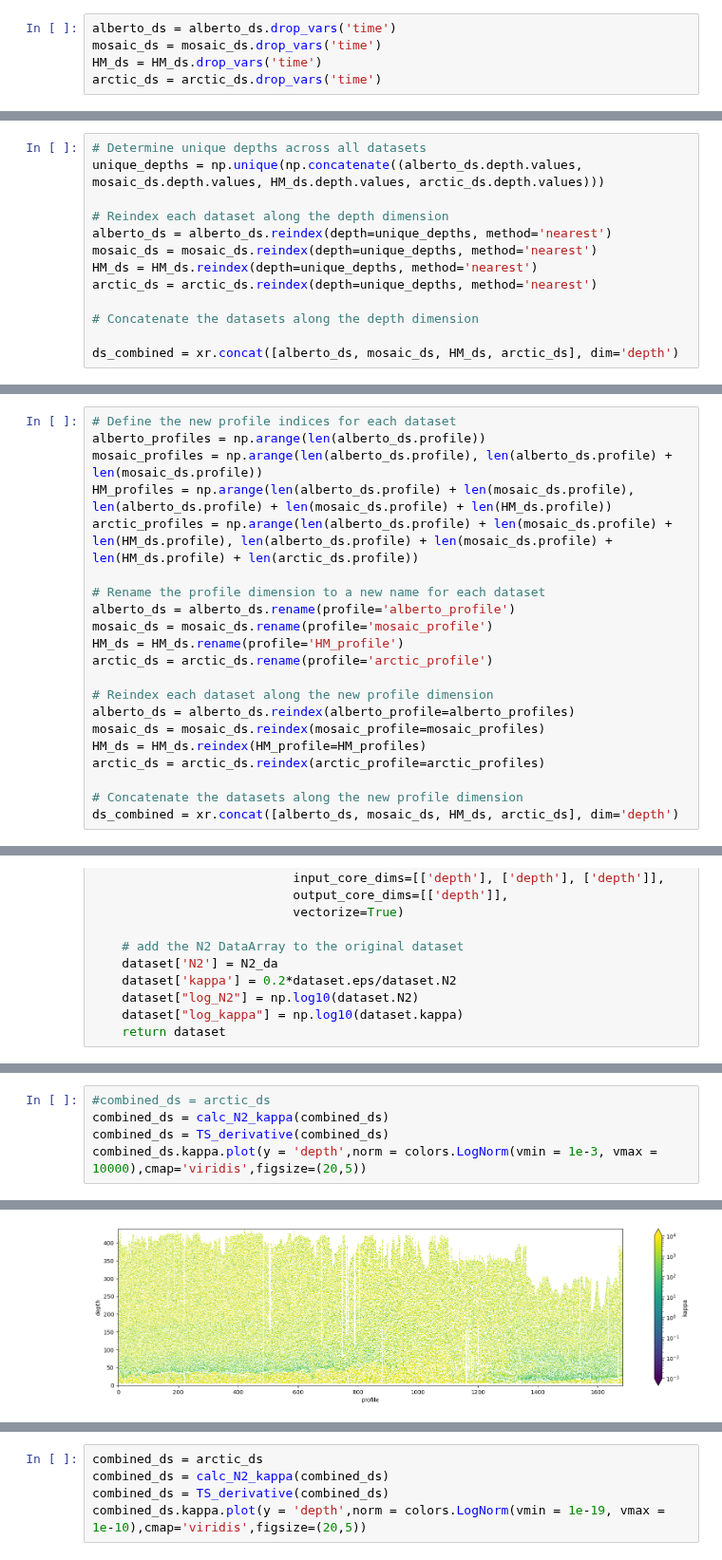
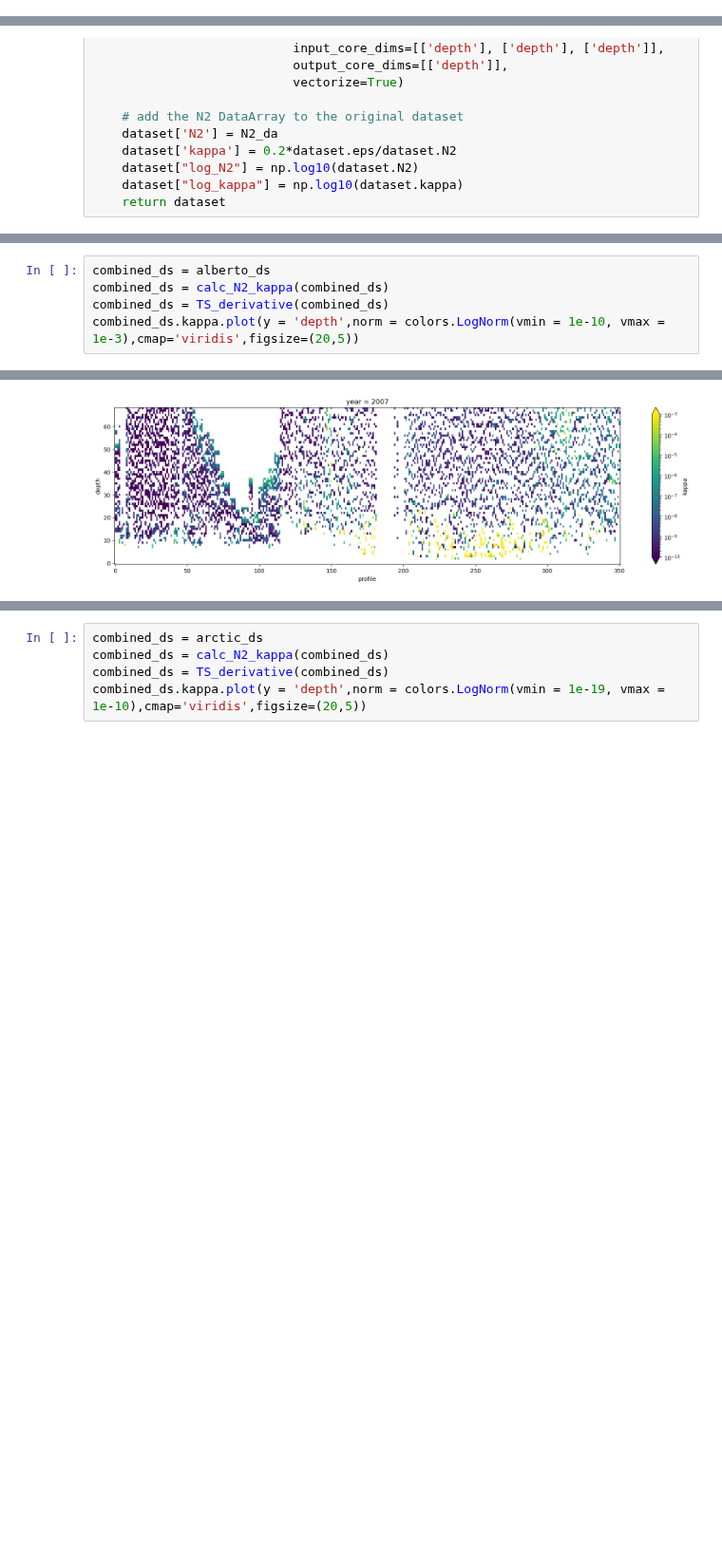
Before and after one commit to lisanneblok/ArcticTurbulence, a Jupyter notebook: data_exploration/load_ds.ipynb, the cells around one changed output, grey strips where cells are left out. Shown at 95% size. Saved outputs shown, nothing was run; the diff lists cells and outputs as text; blank space fills up the shorter version.

Commit message:
kappa and hab calculated, only for alberto_ds

```diff
--- a/data_exploration/load_ds.ipynb
+++ b/data_exploration/load_ds.ipynb
@@ -78,8 +43,3 @@ arctic_ds = arctic_ds.rename(arctic_profile='profile')
-# %%
-alberto_ds = alberto_ds.drop_vars('time')
-mosaic_ds = mosaic_ds.drop_vars('time')
-HM_ds = HM_ds.drop_vars('time')
-arctic_ds = arctic_ds.drop_vars('time')
 # %%
 # define common coordinates across all datasets
 coords = {"latitude": "lat", "longitude": "lon", "depth": "depth", "profile": "profile"}
@@ -108,13 +45,0 @@ ValueError: cannot align objects with join='override' with matching indexes alon
-# %%
-# Determine unique depths across all datasets
-unique_depths = np.unique(np.concatenate((alberto_ds.depth.values, mosaic_ds.depth.values, HM_ds.depth.values, arctic_ds.depth.values)))
-
-# Reindex each dataset along the depth dimension
-alberto_ds = alberto_ds.reindex(depth=unique_depths, method='nearest')
-mosaic_ds = mosaic_ds.reindex(depth=unique_depths, method='nearest')
-HM_ds = HM_ds.reindex(depth=unique_depths, method='nearest')
-arctic_ds = arctic_ds.reindex(depth=unique_depths, method='nearest')
-
-# Concatenate the datasets along the depth dimension
-
-ds_combined = xr.concat([alberto_ds, mosaic_ds, HM_ds, arctic_ds], dim='depth')
@@ -123,21 +45,0 @@ ValueError: cannot reindex or align along dimension 'depth' because of conflicti
-# %%
-# Define the new profile indices for each dataset
-alberto_profiles = np.arange(len(alberto_ds.profile))
-mosaic_profiles = np.arange(len(alberto_ds.profile), len(alberto_ds.profile) + len(mosaic_ds.profile))
-HM_profiles = np.arange(len(alberto_ds.profile) + len(mosaic_ds.profile), len(alberto_ds.profile) + len(mosaic_ds.profile) + len(HM_ds.profile))
-arctic_profiles = np.arange(len(alberto_ds.profile) + len(mosaic_ds.profile) + len(HM_ds.profile), len(alberto_ds.profile) + len(mosaic_ds.profile) + len(HM_ds.profile) + len(arctic_ds.profile))
-
-# Rename the profile dimension to a new name for each dataset
-alberto_ds = alberto_ds.rename(profile='alberto_profile')
-mosaic_ds = mosaic_ds.rename(profile='mosaic_profile')
-HM_ds = HM_ds.rename(profile='HM_profile')
-arctic_ds = arctic_ds.rename(profile='arctic_profile')
-
-# Reindex each dataset along the new profile dimension
-alberto_ds = alberto_ds.reindex(alberto_profile=alberto_profiles)
-mosaic_ds = mosaic_ds.reindex(mosaic_profile=mosaic_profiles)
-HM_ds = HM_ds.reindex(HM_profile=HM_profiles)
-arctic_ds = arctic_ds.reindex(arctic_profile=arctic_profiles)
-
-# Concatenate the datasets along the new profile dimension
-ds_combined = xr.concat([alberto_ds, mosaic_ds, HM_ds, arctic_ds], dim='depth')
@@ -387,6 +233,6 @@ combined_ds = mosaic_ds
 # %%
-#combined_ds = arctic_ds
+combined_ds = alberto_ds
 combined_ds = calc_N2_kappa(combined_ds)
 combined_ds = TS_derivative(combined_ds)
-combined_ds.kappa.plot(y = 'depth',norm = colors.LogNorm(vmin = 1e-3, vmax = 10000),cmap='viridis',figsize=(20,5))
+combined_ds.kappa.plot(y = 'depth',norm = colors.LogNorm(vmin = 1e-10, vmax = 1e-3),cmap='viridis',figsize=(20,5))
 # %% [output]
@@ -403,4 +240,4 @@ Dimensions without coordinates: depth, profile
-[figure, old version]
+[figure, new version]
 # %%
 combined_ds = nice_ds
 combined_ds = calc_N2_kappa(combined_ds)
```
Also changed, not shown: parts of 36 cells of this notebook.
